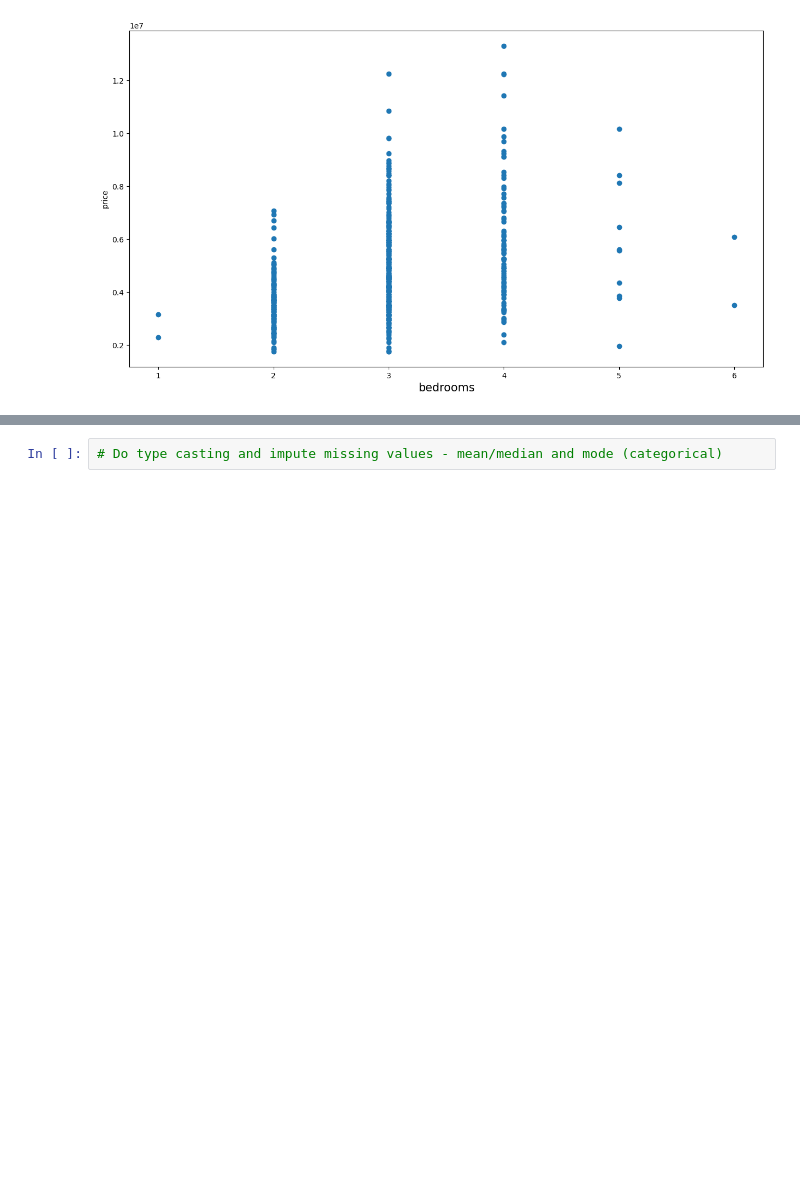
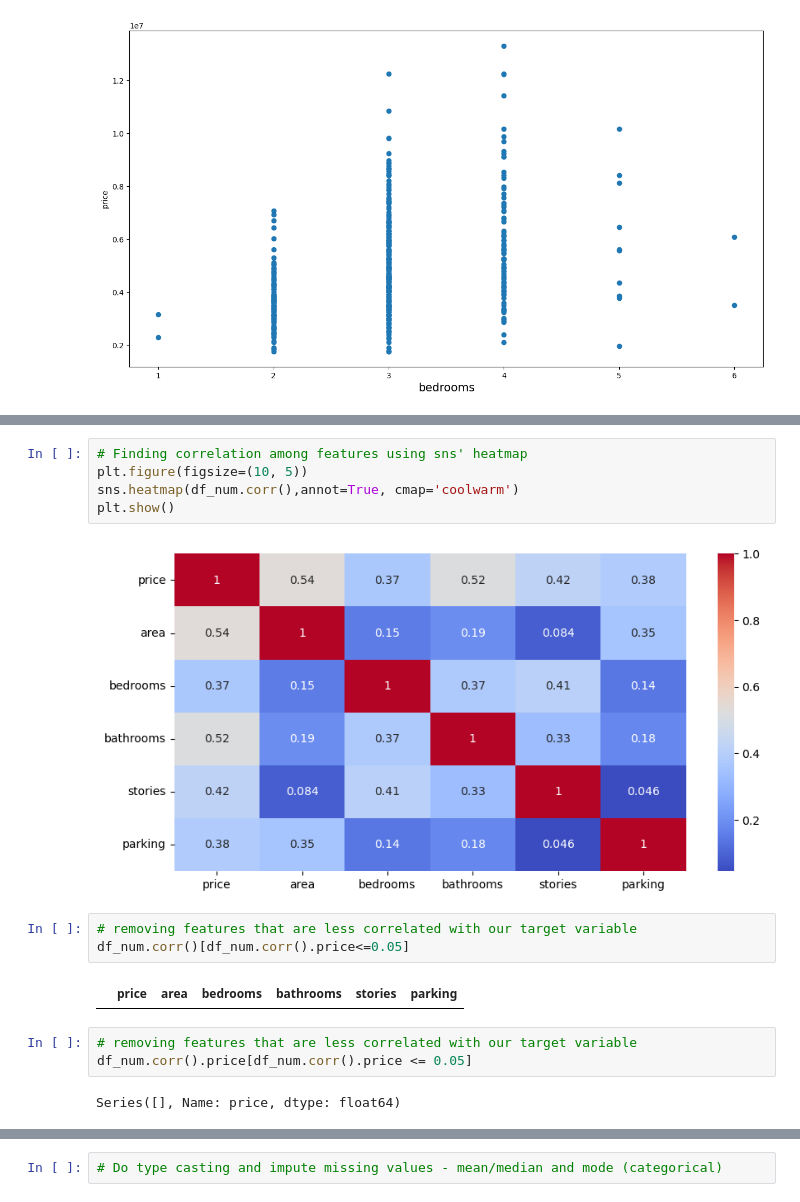
Before and after one commit to vidyadharbendre/learn_machine_learning, a Jupyter notebook: regression/jupyter_notebooks/01_house_price_prediction/house_pred_model.ipynb, the cells around one changed output, grey strips where cells are left out. Saved outputs shown, nothing was run; the diff lists cells and outputs as text; blank space fills up the shorter version.

```diff
--- a/regression/jupyter_notebooks/01_house_price_prediction/house_pred_model.ipynb
+++ b/regression/jupyter_notebooks/01_house_price_prediction/house_pred_model.ipynb
@@ -791,0 +908,17 @@ NameError: name 'data' is not defined
+# %%
+# Finding correlation among features using sns' heatmap
+plt.figure(figsize=(10, 5))
+sns.heatmap(df_num.corr(),annot=True, cmap='coolwarm')
+plt.show()
+# %% [output]
+[figure, added]
+# %%
+# removing features that are less correlated with our target variable
+df_num.corr()[df_num.corr().price<=0.05]
+# %% [output]
+|  | price | area | bedrooms | bathrooms | stories | parking |
+# %%
+# removing features that are less correlated with our target variable
+df_num.corr().price[df_num.corr().price <= 0.05]
+# %% [output]
+Series([], Name: price, dtype: float64)
```
Also changed, not shown: parts of 31 cells of this notebook, 20 other files.
